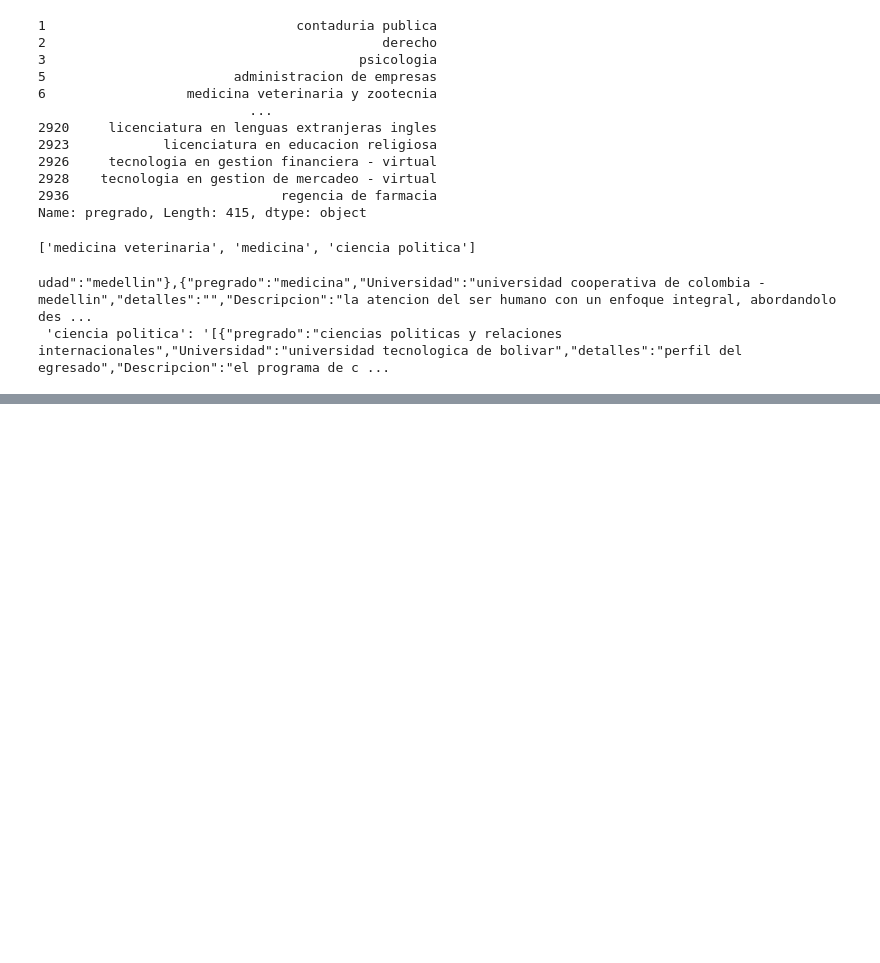
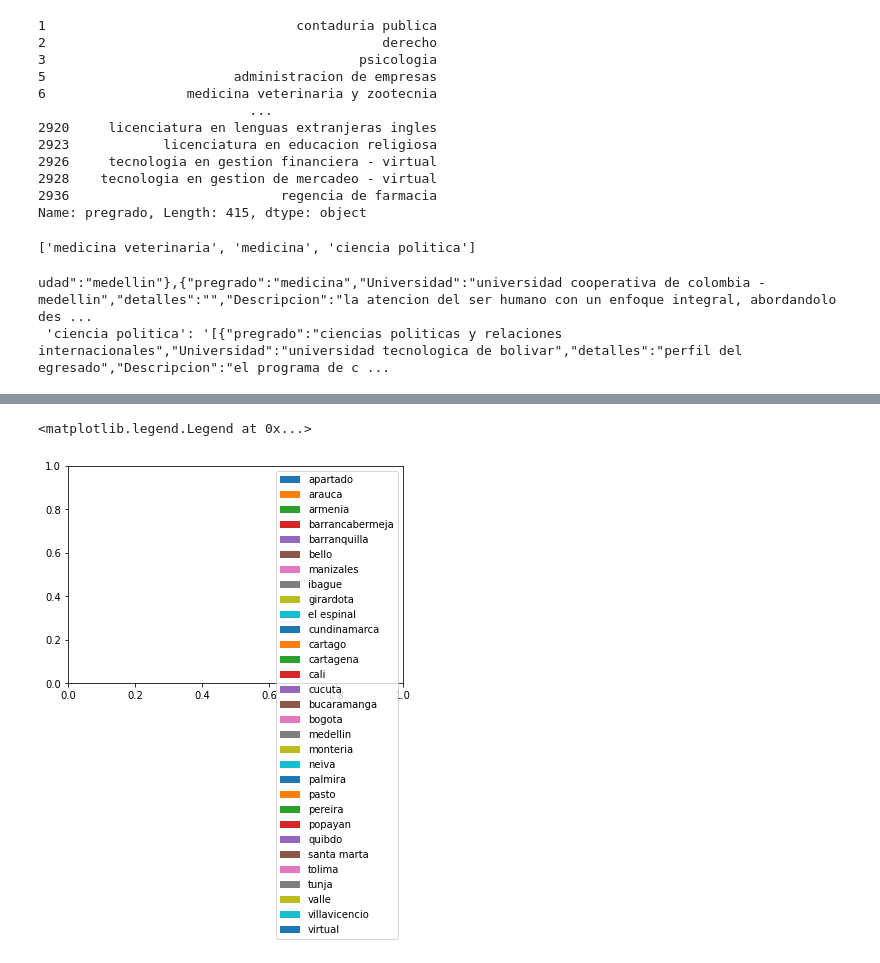
Before and after one commit to cdeafit/ds-squads, a Jupyter notebook: career-recommendation/webScrapping/test.ipynb, the cells around one changed output, grey strips where cells are left out. Drawn from its saved outputs; the diff is of its cells as text; code cells hidden in the pictures; blank space fills up the shorter version.

```diff
--- a/career-recommendation/webScrapping/test.ipynb
+++ b/career-recommendation/webScrapping/test.ipynb
@@ -80,0 +160,5 @@ def get_tables(dictionario):
+# %%
+plt.legend(patches, labels, loc="best")
+# %% [output]
+<matplotlib.legend.Legend at 0x...>
+[figure, added]
```
Also changed, not shown: parts of 3 cells of this notebook, 3 other files.
